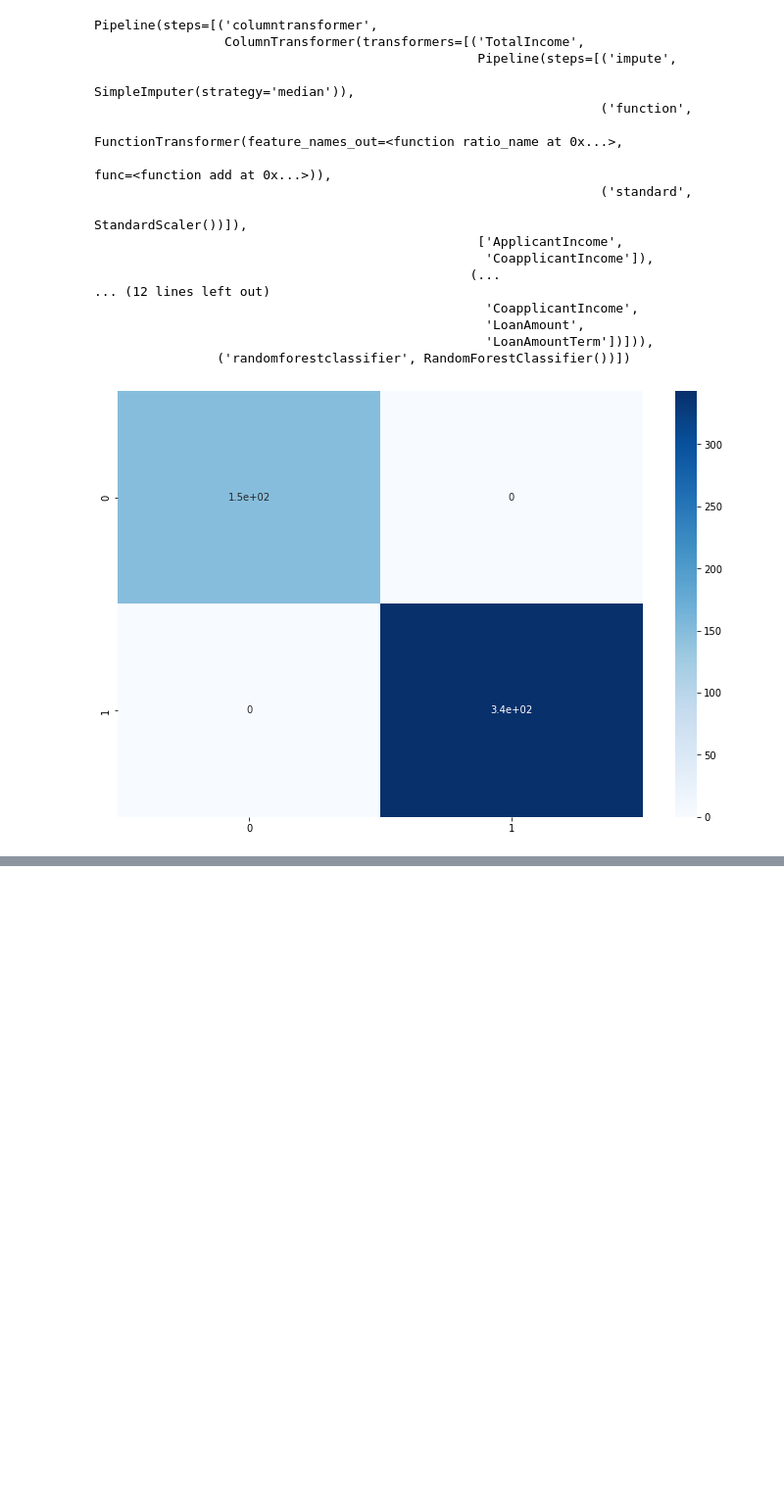
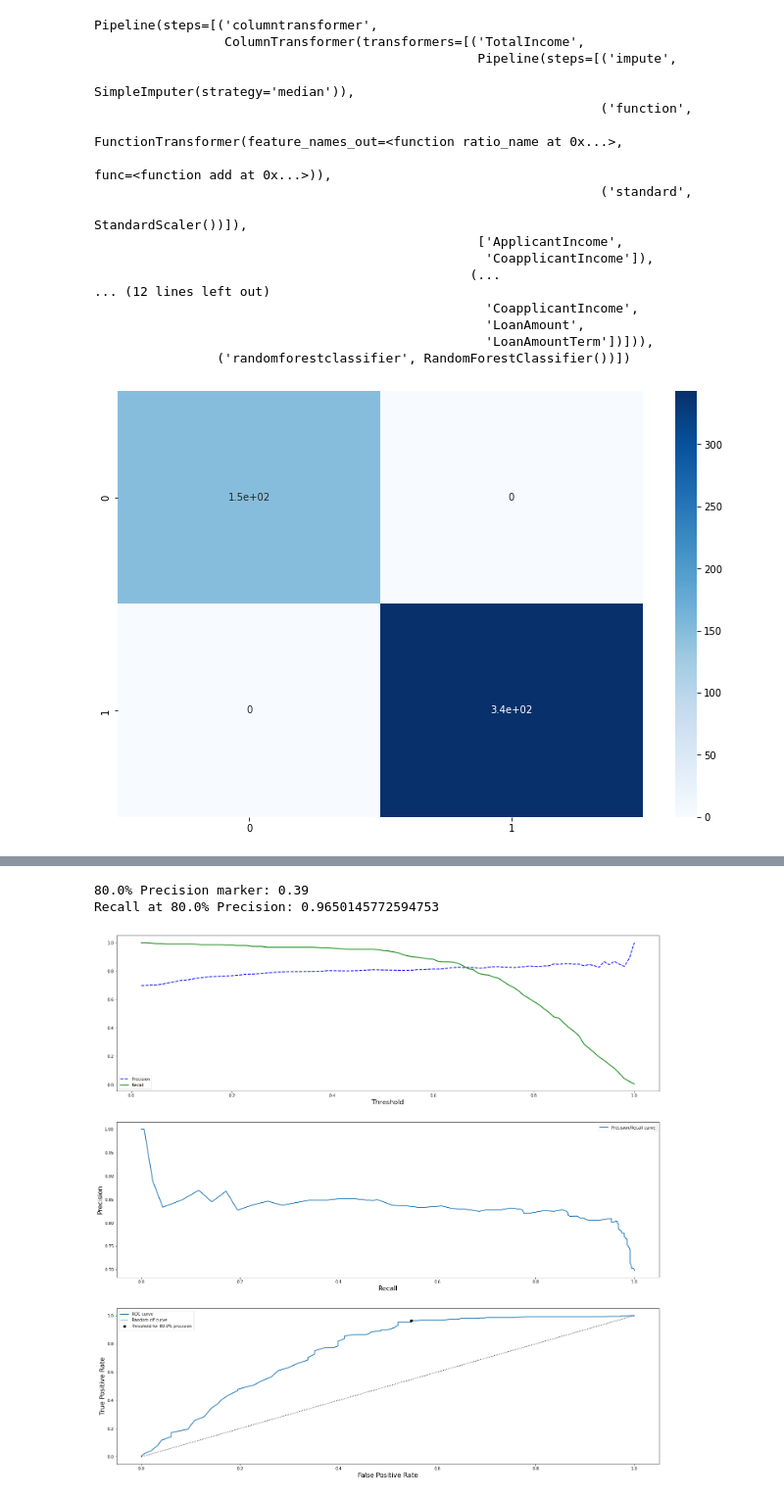
Before and after one commit to CharlesPizza/HomeLoan, a Jupyter notebook: Untitled.ipynb, the cells around one changed output, grey strips where cells are left out. Shown at 98% size. Cells and saved outputs as stored; diff of their text form; code cells hidden in the pictures; blank space fills up the shorter version.

```diff
--- a/Untitled.ipynb
+++ b/Untitled.ipynb
@@ -894,3 +898,9 @@ array([0.82051282, 0.82051282, 0.76190476, 0.86842105, 0.80952381,
+# %%
+threshold_eval(rforest_clf, X_train, y_train_prep.ravel(), cv=3, method='predict_proba', threshold=0.8)
+# %% [output]
+80.0% Precision marker: 0.39
+Recall at 80.0% Precision: 0.9650145772594753
+[figure, added]
 # %%
 mdl_vs_dummy(rforest_clf, X_train, y_train_prep.ravel(), cv=10, scoring='precision')
 # %% [output]
```
Also changed, not shown: parts of 53 cells of this notebook.
